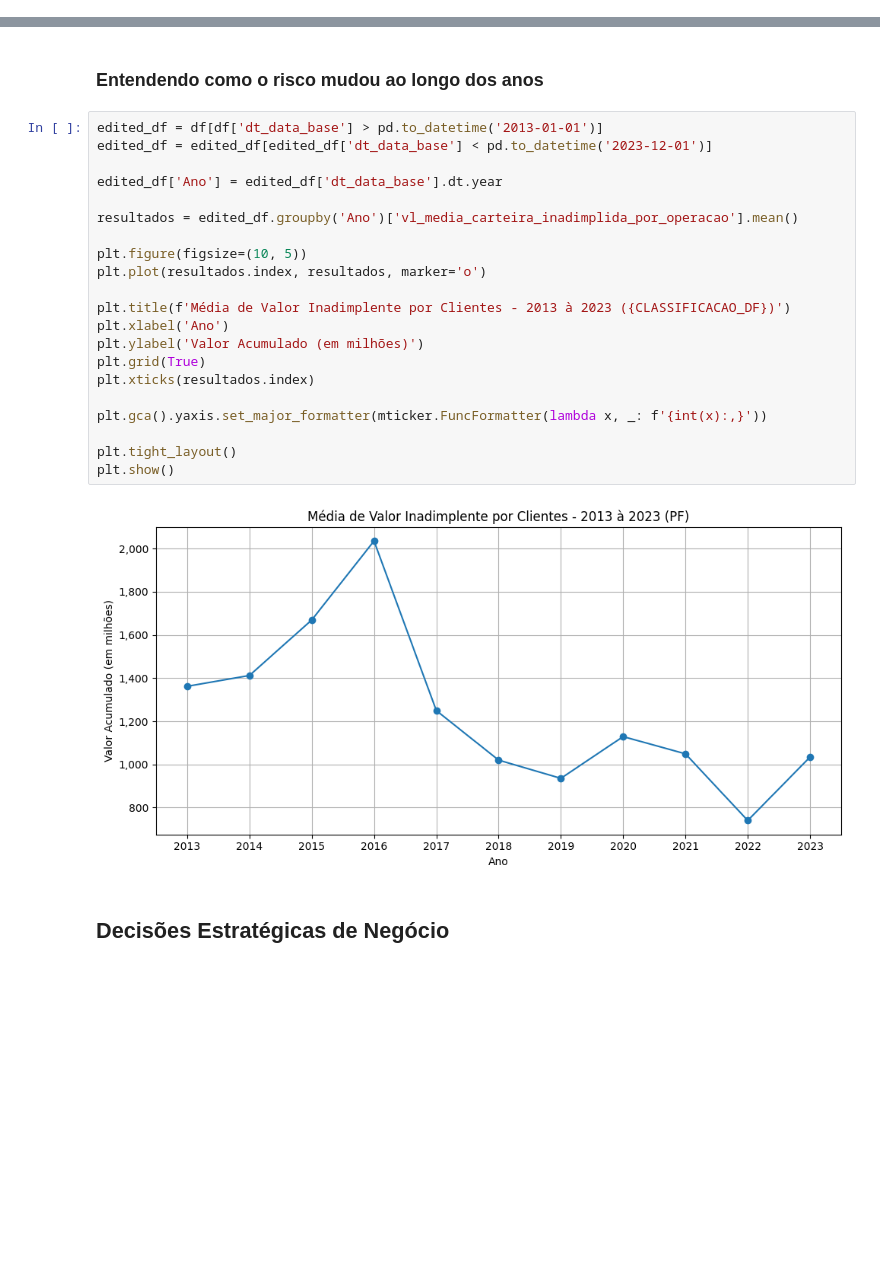
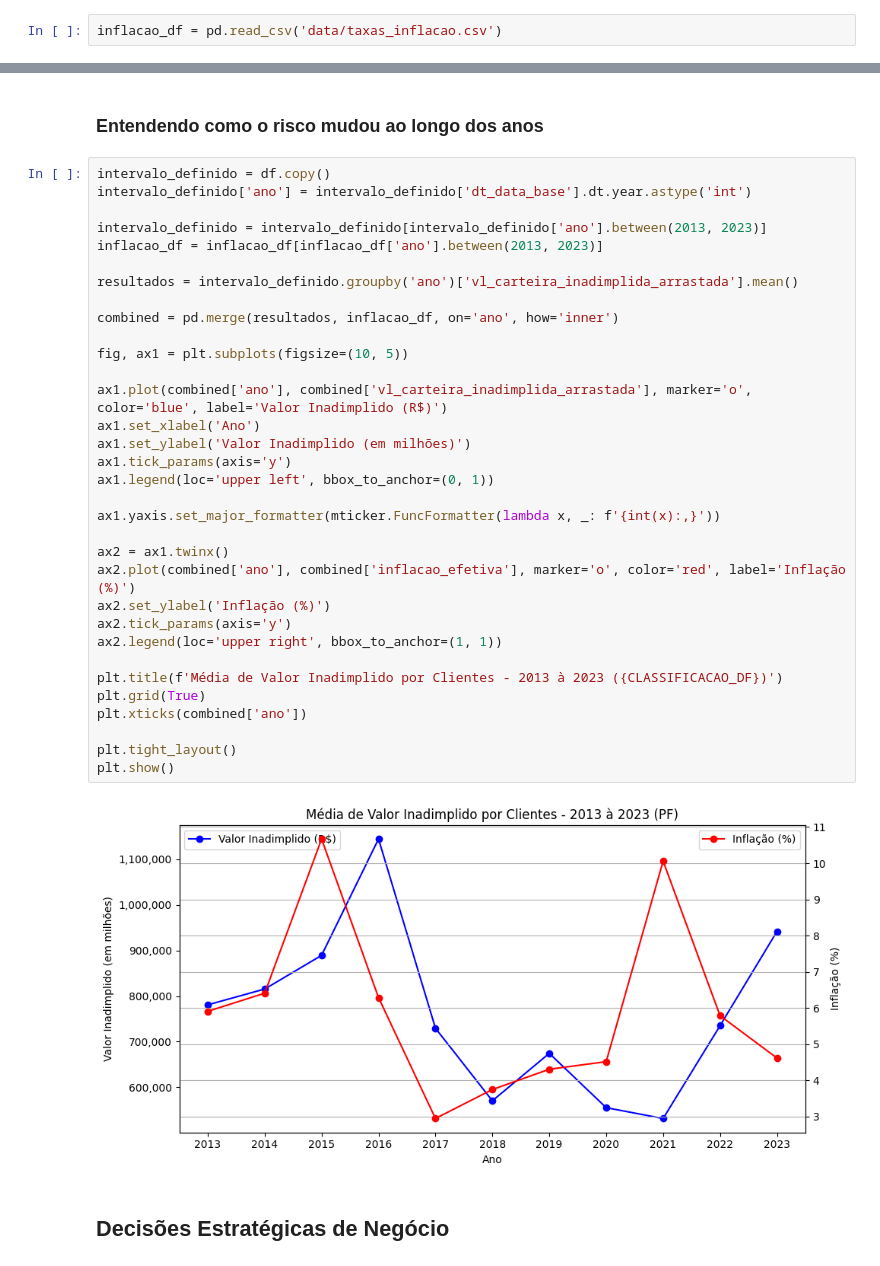
Before and after one commit to AutoProvision/market-analysis.notebook, a Jupyter notebook: analysis.ipynb, the cells around one changed output, grey strips where cells are left out. Saved outputs shown, nothing was run; the diff lists cells and outputs as text; blank space fills up the shorter version.

```diff
--- a/analysis.ipynb
+++ b/analysis.ipynb
@@ -41,0 +38,2 @@ df.orderBy(col('vl_carteira_ativa').desc()).limit(1).show()
+# %%
+inflacao_df = pd.read_csv('data/taxas_inflacao.csv')
@@ -130,27 +183,39 @@ plt.show()
 # %% [markdown]
 ### Entendendo como o risco mudou ao longo dos anos
-# %%
-edited_df = df[df['dt_data_base'] > pd.to_datetime('2013-01-01')]
-edited_df = edited_df[edited_df['dt_data_base'] < pd.to_datetime('2023-12-01')]
-
-edited_df['Ano'] = edited_df['dt_data_base'].dt.year
-
-resultados = edited_df.groupby('Ano')['vl_media_carteira_inadimplida_por_operacao'].mean()
-
-plt.figure(figsize=(10, 5))
-plt.plot(resultados.index, resultados, marker='o')
-
-plt.title(f'Média de Valor Inadimplente por Clientes - 2013 à 2023 ({CLASSIFICACAO_DF})')
-plt.xlabel('Ano')
-plt.ylabel('Valor Acumulado (em milhões)')
-plt.grid(True)
-plt.xticks(resultados.index)
-
-plt.gca().yaxis.set_major_formatter(mticker.FuncFormatter(lambda x, _: f'{int(x):,}'))
-
-plt.tight_layout()
-plt.show()
-# %% [output]
-[figure, removed]
+# %%
+intervalo_definido = df.copy()
+intervalo_definido['ano'] = intervalo_definido['dt_data_base'].dt.year.astype('int')
+
+intervalo_definido = intervalo_definido[intervalo_definido['ano'].between(2013, 2023)]
+inflacao_df = inflacao_df[inflacao_df['ano'].between(2013, 2023)]
+
+resultados = intervalo_definido.groupby('ano')['vl_carteira_inadimplida_arrastada'].mean()
+
+combined = pd.merge(resultados, inflacao_df, on='ano', how='inner')
+
+fig, ax1 = plt.subplots(figsize=(10, 5))
+
+ax1.plot(combined['ano'], combined['vl_carteira_inadimplida_arrastada'], marker='o', color='blue', label='Valor Inadimplido (R$)')
+ax1.set_xlabel('Ano')
+ax1.set_ylabel('Valor Inadimplido (em milhões)')
+ax1.tick_params(axis='y')
+ax1.legend(loc='upper left', bbox_to_anchor=(0, 1))
+
+ax1.yaxis.set_major_formatter(mticker.FuncFormatter(lambda x, _: f'{int(x):,}'))
+
+ax2 = ax1.twinx()
+ax2.plot(combined['ano'], combined['inflacao_efetiva'], marker='o', color='red', label='Inflação (%)')
+ax2.set_ylabel('Inflação (%)')
+ax2.tick_params(axis='y')
+ax2.legend(loc='upper right', bbox_to_anchor=(1, 1))
+
+plt.title(f'Média de Valor Inadimplido por Clientes - 2013 à 2023 ({CLASSIFICACAO_DF})')
+plt.grid(True)
+plt.xticks(combined['ano'])
+
+plt.tight_layout()
+plt.show()
+# %% [output]
+[figure, added]
 # %% [markdown]
 ## Decisões Estratégicas de Negócio
```
Also changed, not shown: parts of 23 cells of this notebook, 15 other files.
